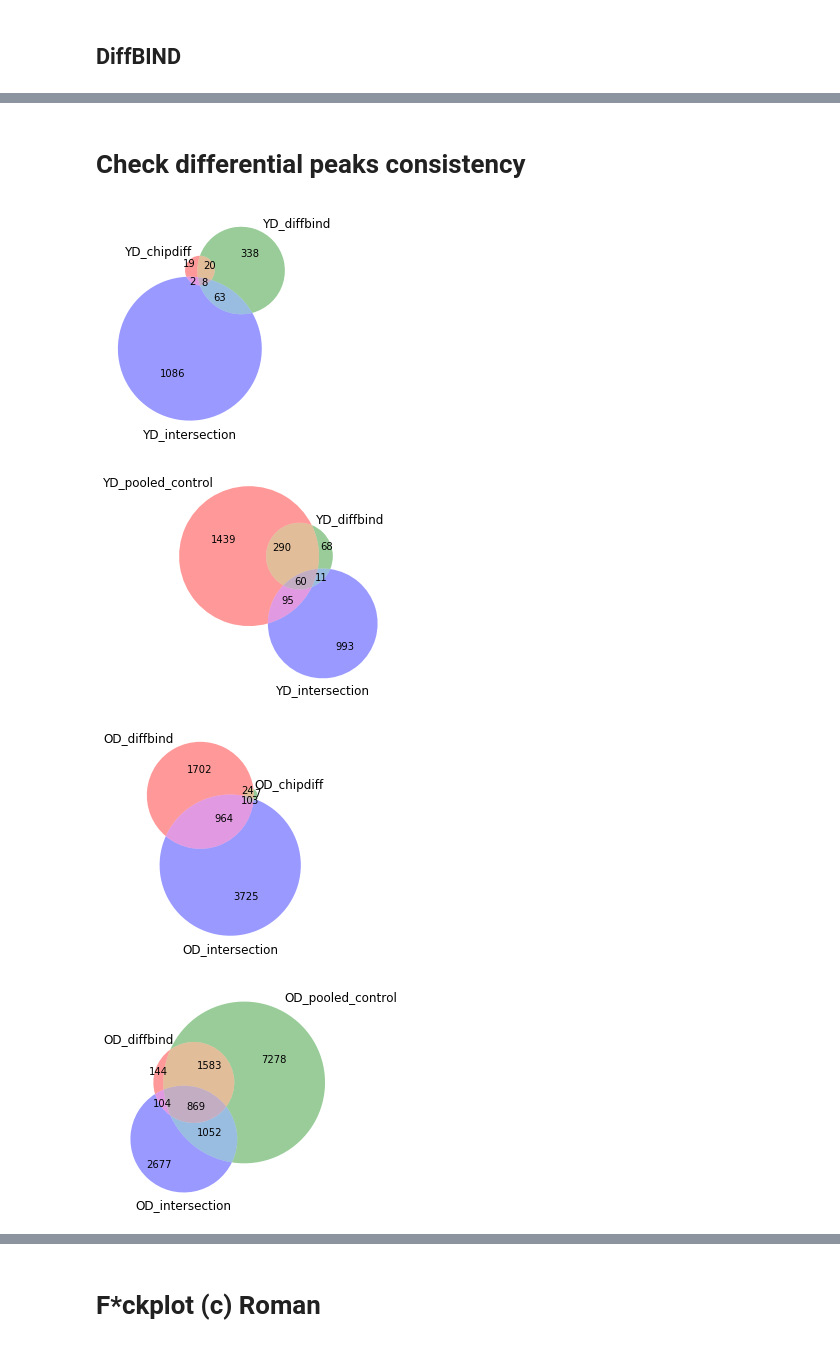
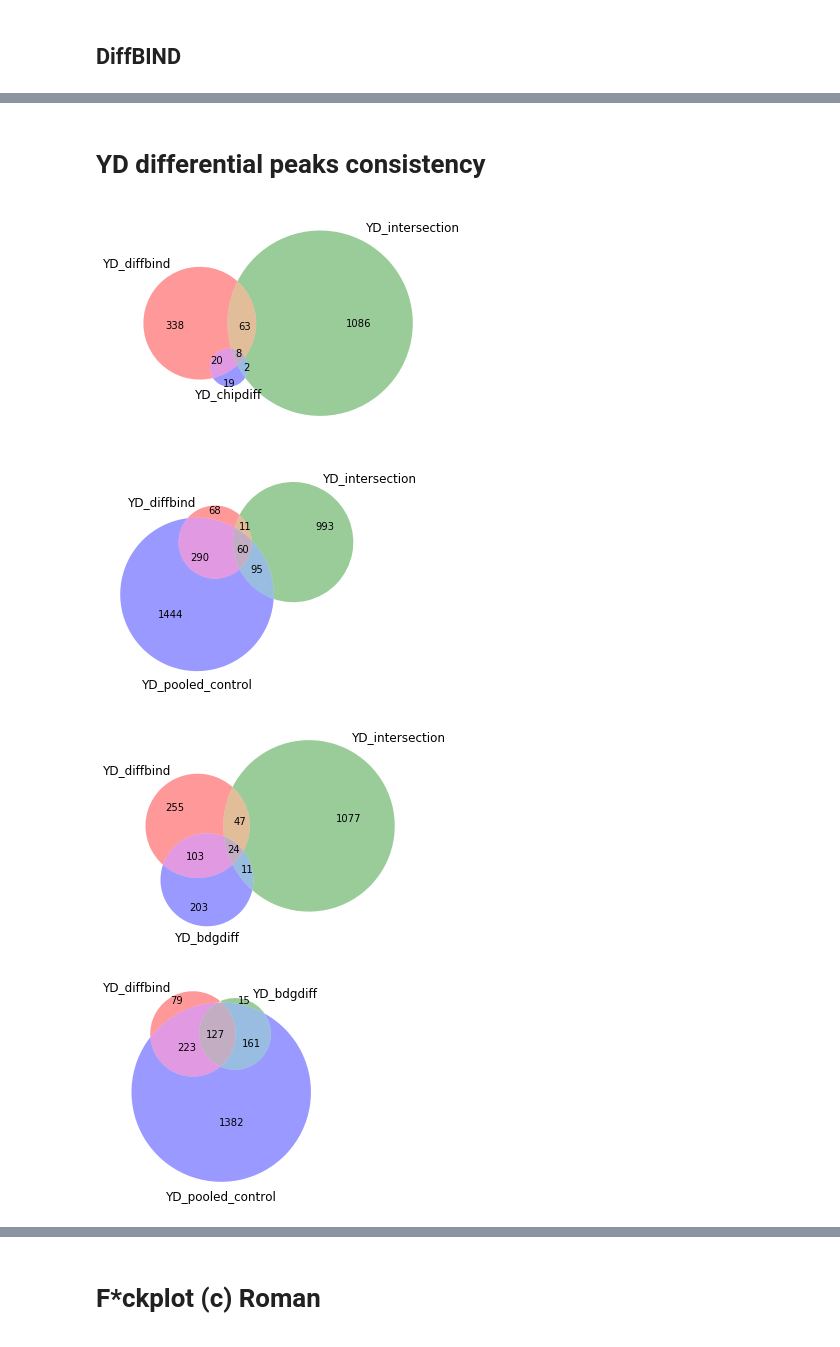
Before and after one commit to JetBrains-Research/washu, a Jupyter notebook: notebooks/k27ac_diff.ipynb, the cells around one changed output, grey strips where cells are left out. Cells and saved outputs as stored; diff of their text form; code cells hidden in the pictures.

Commit message:
Update k27_diff notebook

```diff
--- a/notebooks/k27ac_diff.ipynb
+++ b/notebooks/k27ac_diff.ipynb
@@ -82,19 +82,2 @@ plt.show()
 # %% [markdown]
 ## Intersection based
-# %%
-YD=Bed('/Volumes/WD/scratch/artyomov_lab_aging/Y10OD10/chipseq/processed/3vs3_2/\
-diff/diff_k27ac_Y_O_intersection/Y_peaks_0.01.bed')
-OD=Bed('/Volumes/WD/scratch/artyomov_lab_aging/Y10OD10/chipseq/processed/3vs3_2/\
-diff/diff_k27ac_Y_O_intersection/O_peaks_0.01.bed')
-print(YD.count())
-print(OD.count())
-print('YD and OD', intersect(YD, OD).count())
-print('YD - OD', minus(YD, OD).count())
-print('OD - YD', minus(OD, YD).count())
-
-YD_inter=Bed('/Volumes/WD/scratch/artyomov_lab_aging/Y10OD10/chipseq/processed/3vs3_2/\
-diff/diff_k27ac_Y_O_intersection/diff_k27ac_Y_O_0.01_cond1.bed')
-OD_inter=Bed('/Volumes/WD/scratch/artyomov_lab_aging/Y10OD10/chipseq/processed/3vs3_2/\
-diff/diff_k27ac_Y_O_intersection/diff_k27ac_Y_O_0.01_cond2.bed')
-print('YD exclusive', YD_inter.count())
-print('OD exclusive', OD_inter.count())
@@ -123,0 +84,6 @@ plt.show()
+# %%
+YD_inter=minus(YD, OD)
+YD_inter.process_pvalue()
+OD_inter=minus(OD, YD)
+OD_inter.process_pvalue()
+metapeaks({'YD': YD, 'OD': OD})
@@ -166,10 +201,12 @@ OD exclusive 44
 ## DiffBIND
 # %%
 YD_diffbind=Bed('/Volumes/WD/scratch/artyomov_lab_aging/Y10OD10/chipseq/processed/3vs3_2/diff/\
-diff_k27ac_Y_O_diffbind/diffbind_Y_O_cond1.bed')
+diff_k27ac_Y_O_diffbind/k27ac_diffbind_cond1.bed')
 OD_diffbind=Bed('/Volumes/WD/scratch/artyomov_lab_aging/Y10OD10/chipseq/processed/3vs3_2/diff/\
-diff_k27ac_Y_O_diffbind/diffbind_Y_O_cond2.bed')
+diff_k27ac_Y_O_diffbind/k27ac_diffbind_cond2.bed')
 print('YD exclusive', YD_diffbind.count())
+YD_diffbind.head()
 print('OD exclusive', OD_diffbind.count())
+OD_diffbind.head()
 # %% [output]
 YD exclusive 429
@@ -177,17 +227,16 @@ OD exclusive 2700
 # %% [markdown]
-# Check differential peaks consistency
+# YD differential peaks consistency
 # %%
 metapeaks({'YD_intersection': YD_inter, 'YD_diffbind': YD_diffbind, 'YD_chipdiff': YD_chipdiff})
 plt.show()
 metapeaks({'YD_intersection': YD_inter, 'YD_diffbind': YD_diffbind, 'YD_pooled_control': YD_pooled_control})
 plt.show()
-
-metapeaks({'OD_intersection': OD_inter, 'OD_diffbind': OD_diffbind, 'OD_chipdiff': OD_chipdiff})
+metapeaks({'YD_intersection': YD_inter, 'YD_diffbind': YD_diffbind, 'YD_bdgdiff': YD_bdgdiff})
 plt.show()
-metapeaks({'OD_intersection': OD_inter, 'OD_diffbind': OD_diffbind, 'OD_pooled_control': OD_pooled_control})
+metapeaks({'YD_pooled_control': YD_pooled_control, 'YD_diffbind': YD_diffbind, 'YD_bdgdiff': YD_bdgdiff})
 plt.show()
 # %% [output]
-[figure, old version]
+[figure, new version]
-[figure, old version]
+[figure, new version]
-[figure, old version]
+[figure, new version]
-[figure, old version]
+[figure, new version]
```
Also changed, not shown: parts of 27 cells of this notebook.
